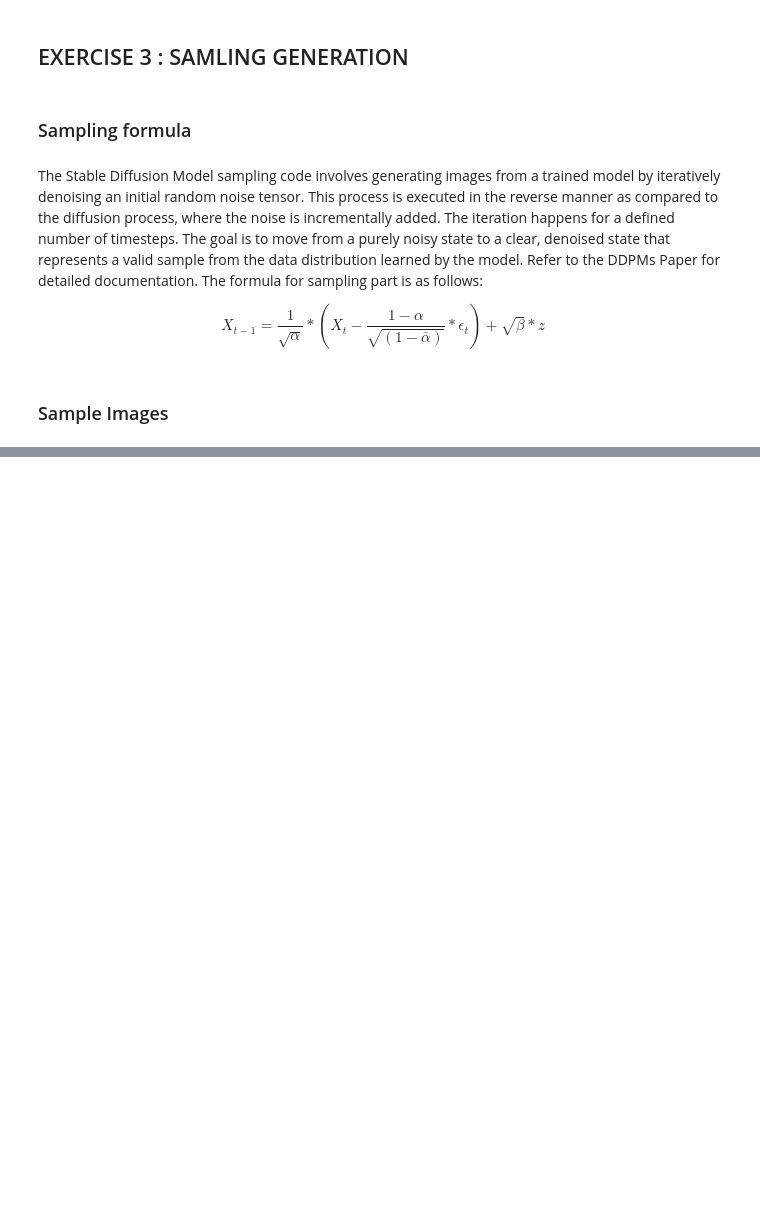
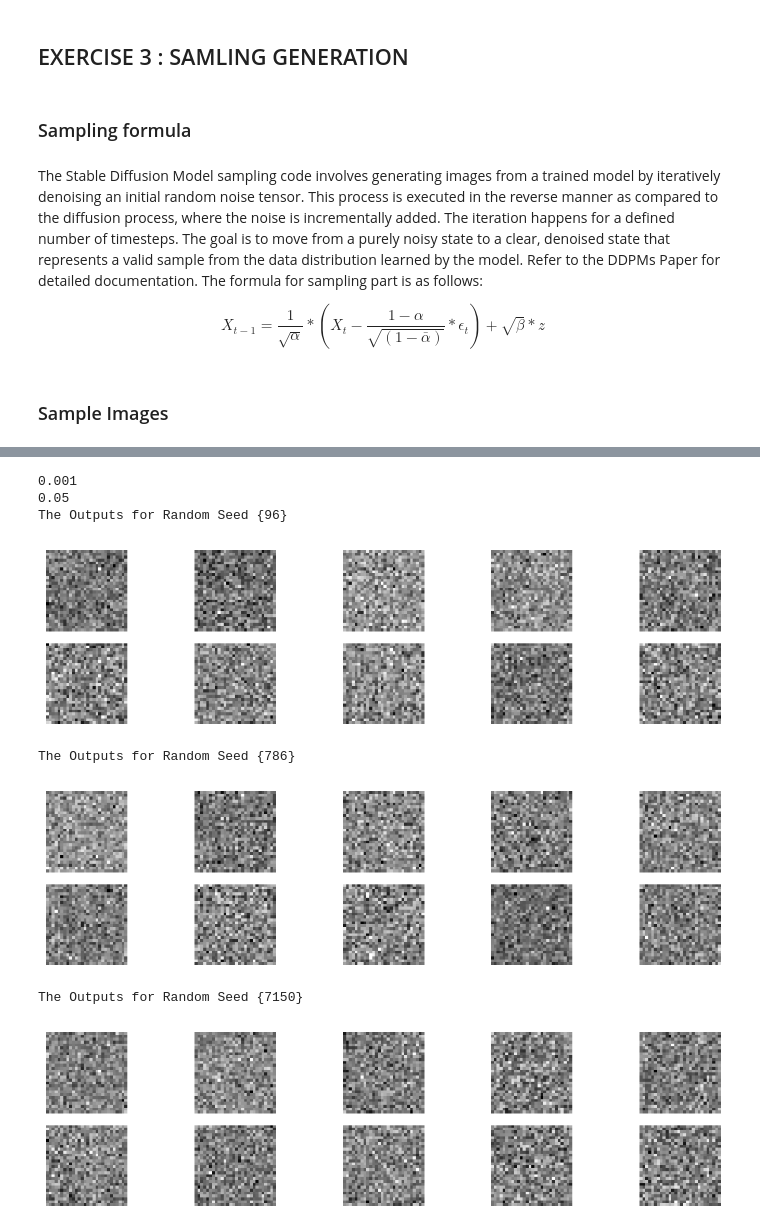
Before and after one commit to tanmaygadgil/CS7150-Homework_3, a Jupyter notebook: HW3.2-Diffusion.ipynb, the cells around one changed output, grey strips where cells are left out. Drawn from its saved outputs; the diff is of its cells as text; code cells hidden in the pictures; blank space fills up the shorter version.

```diff
--- a/HW3.2-Diffusion.ipynb
+++ b/HW3.2-Diffusion.ipynb
@@ -270,7 +270,7 @@ class NoiseDiffuser:
 
 
     return image * self.alpha_bar[t, None , None, None]\
-             + noise * (1 - self.alpha_bar[t, None , None, None]), None
+             + noise * (1 - self.alpha_bar[t, None , None, None]), noise
 # %% [markdown]
 ### Testing NoiseDiffuser Class (SANITY CHECK)
 # %%
@@ -853,7 +869,8 @@ def generate_samples(x_t, model, num_samples, total_timesteps, diffuser, device)
     # Varibales required by Sampling Formula
     one_by_sqrt_alpha = 1 / torch.sqrt(diffuser.alphas)
     beta_by_sqrt_one_minus_alpha_cumprod = diffuser.betas / torch.sqrt(1 - diffuser.alpha_bar)
-
+    # print(one_by_sqrt_alpha,beta_by_sqrt_one_minus_alpha_cumprod )
+    # print(torch.sqrt(diffuser.betas))
     ############################################################################
     #                                 TO DO                                    #
     #                Implement the Sampling Algorithm, start with              #
@@ -863,9 +880,15 @@ def generate_samples(x_t, model, num_samples, total_timesteps, diffuser, device)
     # Iterate in reverse order to "denoise" the samples
     for timestep in range(total_timesteps-1, -1, -1):
       z = torch.randn_like(x_t)
-      epsilon_t = None
-      x_t_minus_1 = None
-      x_t = None
+      time_batch = [timestep]*x_t.shape[0]
+      # print(time_batch)
+      epsilon_t = model.forward(x = x_t,
+                                t = torch.tensor(time_batch).to(torch.float32).cuda().view(-1,1))
+      # print(epsilon_t.shape)
+      x_t_minus_1 = one_by_sqrt_alpha[time_batch, None, None, None] * (x_t - beta_by_sqrt_one_minus_alpha_cumprod[time_batch, None, None, None] * epsilon_t)\
+                    +  torch.sqrt(diffuser.betas)[time_batch, None, None, None] * z
+      # print(x_t_minus_1.shape)
+      x_t = torch.clone(x_t_minus_1)
 
     return x_t.detach()
 
@@ -885,30 +908,41 @@ def generate_samples(x_t, model, num_samples, total_timesteps, diffuser, device)
 diffuser = NoiseDiffuser(start_beta=startBeta, end_beta=endBeta, total_steps=total_timesteps, device= device)
 # Using the function:
 model_path = 'HW3SDModel.pth'
 model = UNet(in_channels=inputChannels, out_channels=outputChannels).to(device)
 model.load_state_dict(torch.load(model_path))
 model.eval()
 
 
+print(start_beta)
 
+print(end_beta)
 SEED = [ 96, 786, 7150]  # You can set any integer value for the seed
 
 for S in SEED:
   print("The Outputs for Random Seed {%d}"%S)
   # Set seed for both CPU and CUDA devices
   torch.manual_seed(S)
   if torch.cuda.is_available():
       torch.cuda.manual_seed(S)
       torch.cuda.manual_seed_all(S)
       torch.backends.cudnn.deterministic = True
       torch.backends.cudnn.benchmark = False
 
   num_samples_to_generate = 10
   # Initialize with random noise
   xt = torch.randn((num_samples_to_generate, 1, 28, 28), device=device)
 
 
   samples = generate_samples(xt, model, num_samples_to_generate, total_timesteps, diffuser, device)
 
   # Display the generated samples
   display_images(samples, num_samples_to_generate, images_per_row=5)
+# %% [output]
+0.001
+0.05
+The Outputs for Random Seed {96}
+[figure, added]
+The Outputs for Random Seed {786}
+[figure, added]
+The Outputs for Random Seed {7150}
+[figure, added]
```
Also changed, not shown: parts of 5 cells of this notebook.
